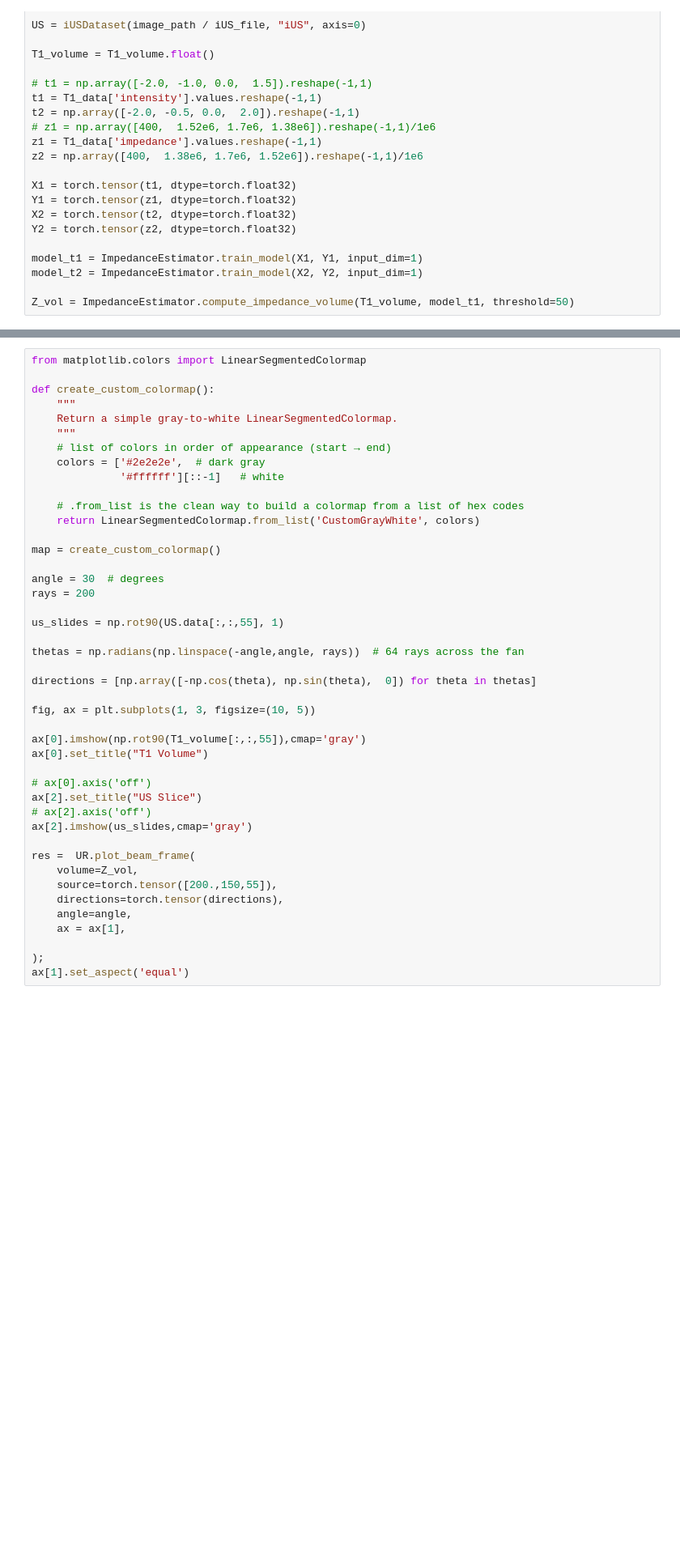
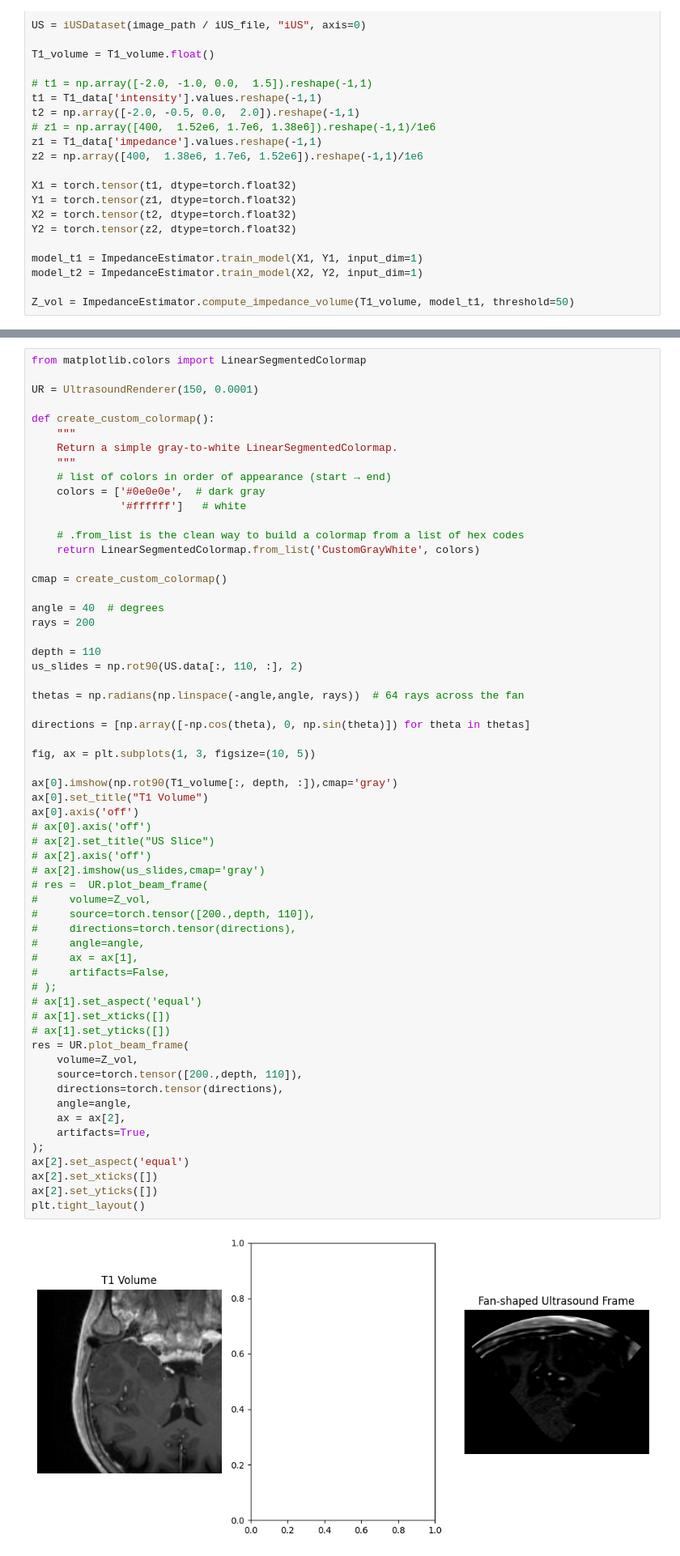
Before and after one commit to gduguey/DiffUS, a Jupyter notebook: notebooks/fix_propagation_full_transmission.ipynb, the cells around one changed output, grey strips where cells are left out. Shown at 81% size. Drawn from its saved outputs; the diff is of its cells as text; blank space fills up the shorter version.

```diff
--- a/notebooks/fix_propagation_full_transmission.ipynb
+++ b/notebooks/fix_propagation_full_transmission.ipynb
@@ -367,44 +272,62 @@ Z_vol = ImpedanceEstimator.compute_impedance_volume(T1_volume, model_t1, thresho
 # %%
 from matplotlib.colors import LinearSegmentedColormap
+
+UR = UltrasoundRenderer(150, 0.0001)
 
 def create_custom_colormap():
     """
     Return a simple gray-to-white LinearSegmentedColormap.
     """
     # list of colors in order of appearance (start → end)
-    colors = ['#2e2e2e',  # dark gray
-              '#ffffff'][::-1]   # white
+    colors = ['#0e0e0e',  # dark gray
+              '#ffffff']   # white
 
     # .from_list is the clean way to build a colormap from a list of hex codes
     return LinearSegmentedColormap.from_list('CustomGrayWhite', colors)
 
-map = create_custom_colormap()
+cmap = create_custom_colormap()
 
-angle = 30  # degrees
+angle = 40  # degrees
 rays = 200
 
-us_slides = np.rot90(US.data[:,:,55], 1)
+depth = 110
+us_slides = np.rot90(US.data[:, 110, :], 2)
 
 thetas = np.radians(np.linspace(-angle,angle, rays))  # 64 rays across the fan
 
-directions = [np.array([-np.cos(theta), np.sin(theta),  0]) for theta in thetas]
+directions = [np.array([-np.cos(theta), 0, np.sin(theta)]) for theta in thetas]
 
 fig, ax = plt.subplots(1, 3, figsize=(10, 5))
 
-ax[0].imshow(np.rot90(T1_volume[:,:,55]),cmap='gray')
+ax[0].imshow(np.rot90(T1_volume[:, depth, :]),cmap='gray')
 ax[0].set_title("T1 Volume")
-
+ax[0].axis('off')
 # ax[0].axis('off')
-ax[2].set_title("US Slice")
+# ax[2].set_title("US Slice")
 # ax[2].axis('off')
-ax[2].imshow(us_slides,cmap='gray')
-
-res =  UR.plot_beam_frame(
+# ax[2].imshow(us_slides,cmap='gray')
+# res =  UR.plot_beam_frame(
+#     volume=Z_vol,
+#     source=torch.tensor([200.,depth, 110]),
+#     directions=torch.tensor(directions),
+#     angle=angle,
+#     ax = ax[1],
+#     artifacts=False,
+# );
+# ax[1].set_aspect('equal')
+# ax[1].set_xticks([])
+# ax[1].set_yticks([])
+res = UR.plot_beam_frame(
     volume=Z_vol,
-    source=torch.tensor([200.,150,55]),
+    source=torch.tensor([200.,depth, 110]),
     directions=torch.tensor(directions),
     angle=angle,
-    ax = ax[1],
-
+    ax = ax[2],
+    artifacts=True,
 );
-ax[1].set_aspect('equal')
+ax[2].set_aspect('equal')
+ax[2].set_xticks([])
+ax[2].set_yticks([])
+plt.tight_layout()
+# %% [output]
+[figure, added]
```
Also changed, not shown: parts of 22 cells of this notebook, 22 other files.
